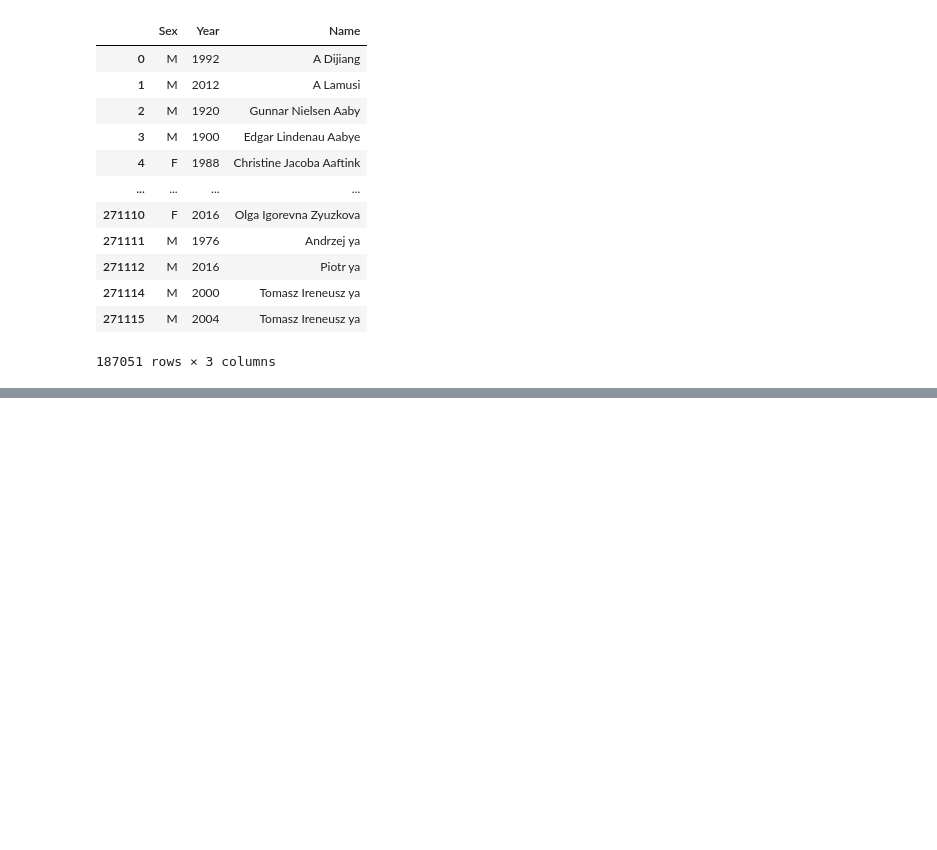
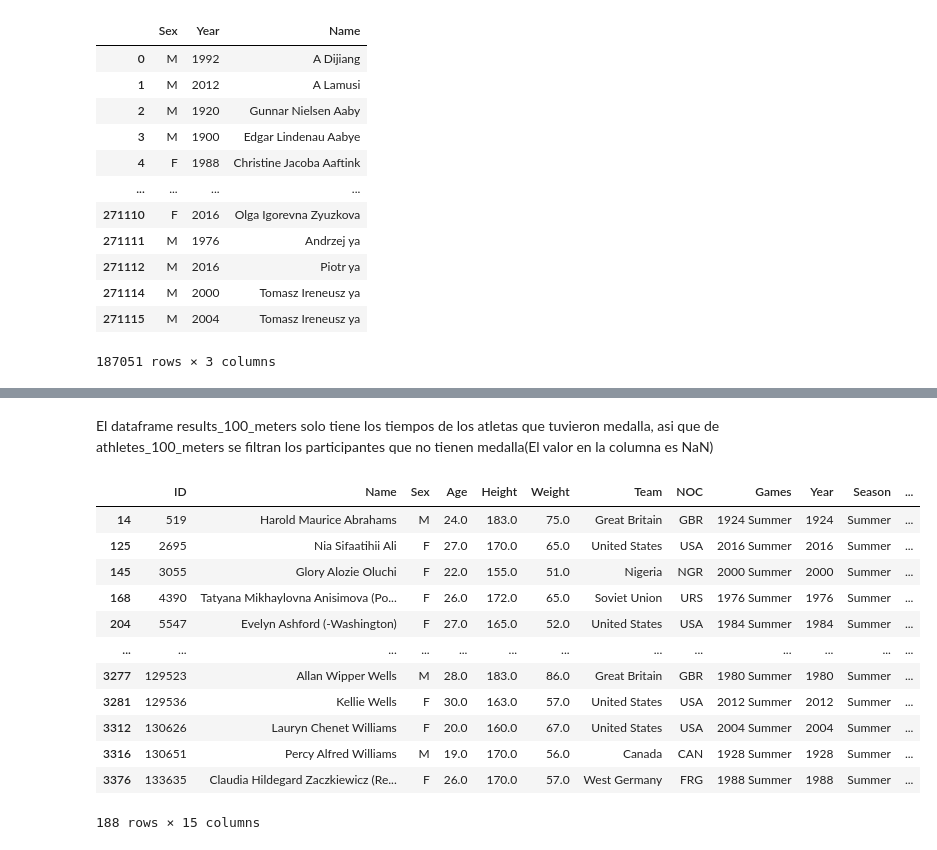
Before and after one commit to jmejiasb/viu_act2, a Jupyter notebook: 04EPPY_Act02(1).ipynb, the cells around one changed output, grey strips where cells are left out. Saved outputs shown, nothing was run; the diff lists cells and outputs as text; code cells hidden in the pictures; blank space fills up the shorter version.

```diff
--- a/04EPPY_Act02(1).ipynb
+++ b/04EPPY_Act02(1).ipynb
@@ -255,0 +362,9 @@ plt.show()
+# %%
+#Se filtran de los dos dataset olympic_track_field y olympic_history los participantes de 100 metros lisos
+#Para obtener los filtros con los que filtrar cada dataset, busque a mano como estaban escrito en cada uno
+
+athletes_100_meters= olympic_history[(olympic_history["Event"].str.contains("Athletics Men's 100 metres")) |
+                                             (olympic_history["Event"].str.contains("Athletics Women's 100 metres"))].reset_index(drop=True)
+
+results_100_meters = olympic_track_field[(olympic_track_field["Event"].str.contains("100M Men")) |
+                                             (olympic_track_field["Event"].str.contains("100M Women"))].reset_index(drop=True)
@@ -255,0 +441,20 @@ plt.show()
+# %% [markdown]
+El dataframe results_100_meters solo tiene los tiempos de los atletas que tuvieron medalla, asi que de athletes_100_meters se filtran los participantes que no tienen medalla(El valor en la columna es NaN)
+# %%
+athletes_100_meters = athletes_100_meters[athletes_100_meters["Medal"].notna()]
+
+athletes_100_meters
+# %% [output]
+|  | ID | Name | Sex | Age | Height | Weight | Team | NOC | Games | Year | Season | ... |
+| 14 | 519 | Harold Maurice Abrahams | M | 24.0 | 183.0 | 75.0 | Great Britain | GBR | 1924 Summer | 1924 | Summer | ... |
+| 125 | 2695 | Nia Sifaatihii Ali | F | 27.0 | 170.0 | 65.0 | United States | USA | 2016 Summer | 2016 | Summer | ... |
+| 145 | 3055 | Glory Alozie Oluchi | F | 22.0 | 155.0 | 51.0 | Nigeria | NGR | 2000 Summer | 2000 | Summer | ... |
+| 168 | 4390 | Tatyana Mikhaylovna Anisimova (Po... | F | 26.0 | 172.0 | 65.0 | Soviet Union | URS | 1976 Summer | 1976 | Summer | ... |
+| 204 | 5547 | Evelyn Ashford (-Washington) | F | 27.0 | 165.0 | 52.0 | United States | USA | 1984 Summer | 1984 | Summer | ... |
+| ... | ... | ... | ... | ... | ... | ... | ... | ... | ... | ... | ... | ... |
+| 3277 | 129523 | Allan Wipper Wells | M | 28.0 | 183.0 | 86.0 | Great Britain | GBR | 1980 Summer | 1980 | Summer | ... |
+| 3281 | 129536 | Kellie Wells | F | 30.0 | 163.0 | 57.0 | United States | USA | 2012 Summer | 2012 | Summer | ... |
+| 3312 | 130626 | Lauryn Chenet Williams | F | 20.0 | 160.0 | 67.0 | United States | USA | 2004 Summer | 2004 | Summer | ... |
+| 3316 | 130651 | Percy Alfred Williams | M | 19.0 | 170.0 | 56.0 | Canada | CAN | 1928 Summer | 1928 | Summer | ... |
+| 3376 | 133635 | Claudia Hildegard Zaczkiewicz (Re... | F | 26.0 | 170.0 | 57.0 | West Germany | FRG | 1988 Summer | 1988 | Summer | ... |
+188 rows × 15 columns
```
Also changed, not shown: parts of 23 cells of this notebook.
